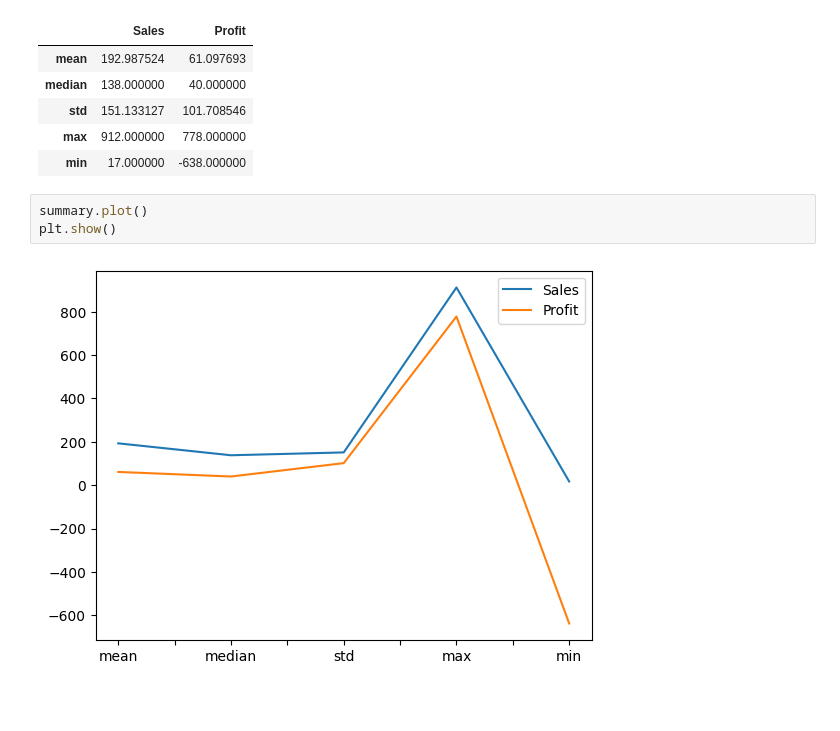
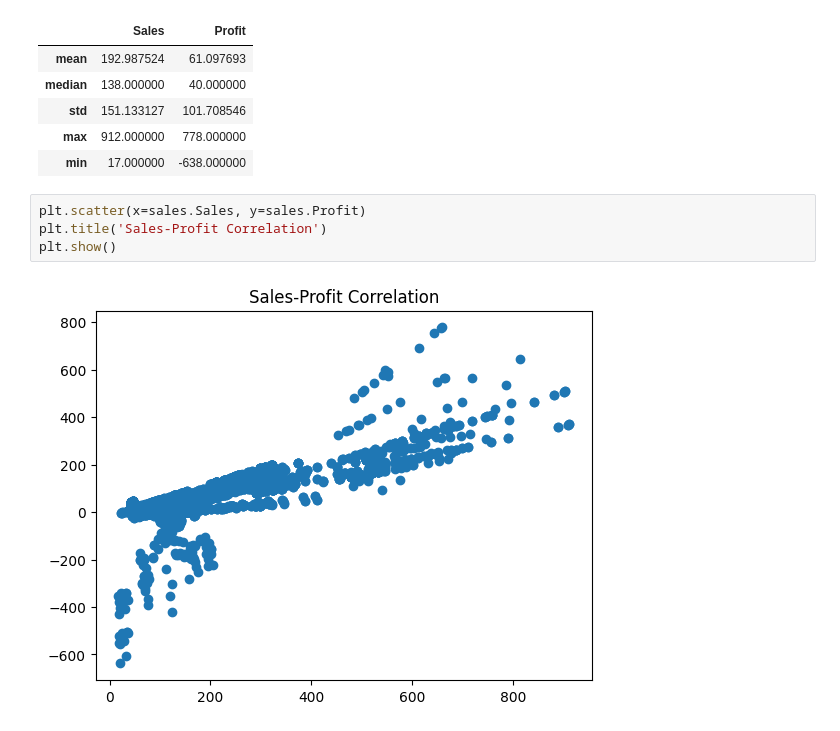
Before and after one commit to michellealzola/Pandas_Statistics, a Jupyter notebook: Coffee Sales.ipynb, the cells around one changed output. Cells and saved outputs as stored; diff of their text form; blank space fills up the shorter version.

```diff
--- a/Coffee Sales.ipynb
+++ b/Coffee Sales.ipynb
@@ -144,8 +144,9 @@ summary
 | std | 151.133127 | 101.708546 |
 | max | 912.000000 | 778.000000 |
 | min | 17.000000 | -638.000000 |
-# %%
-summary.plot()
-plt.show()
-# %% [output]
-[figure, removed]
+# %%
+plt.scatter(x=sales.Sales, y=sales.Profit)
+plt.title('Sales-Profit Correlation')
+plt.show()
+# %% [output]
+[figure, added]
```
